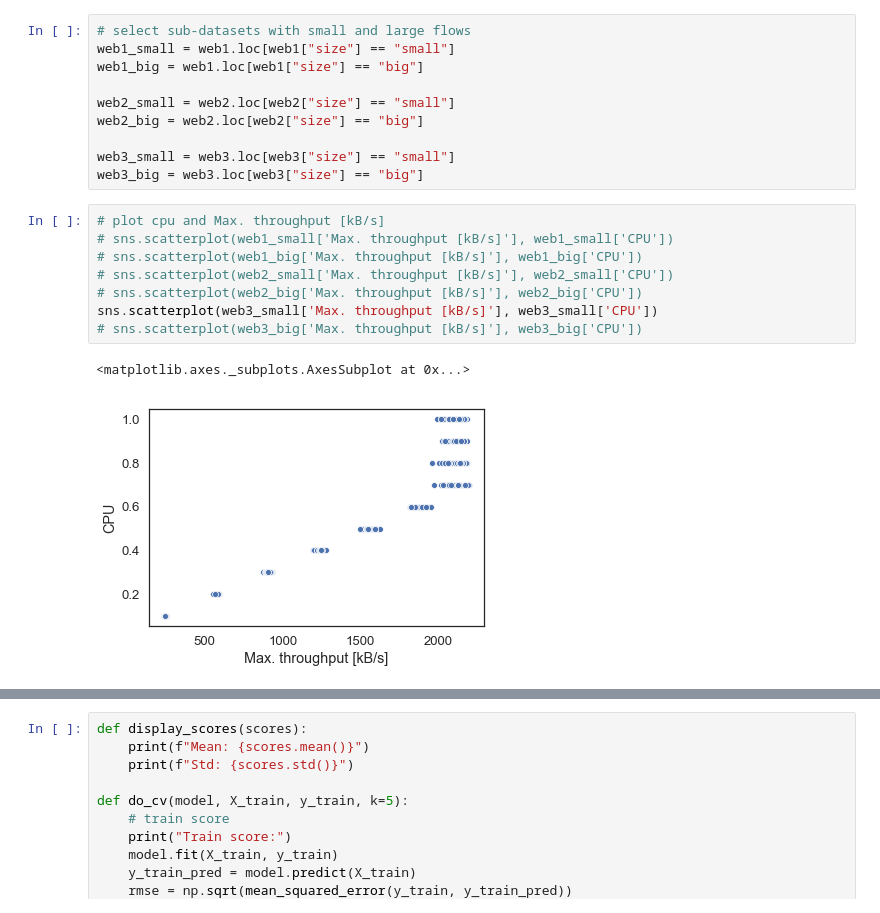
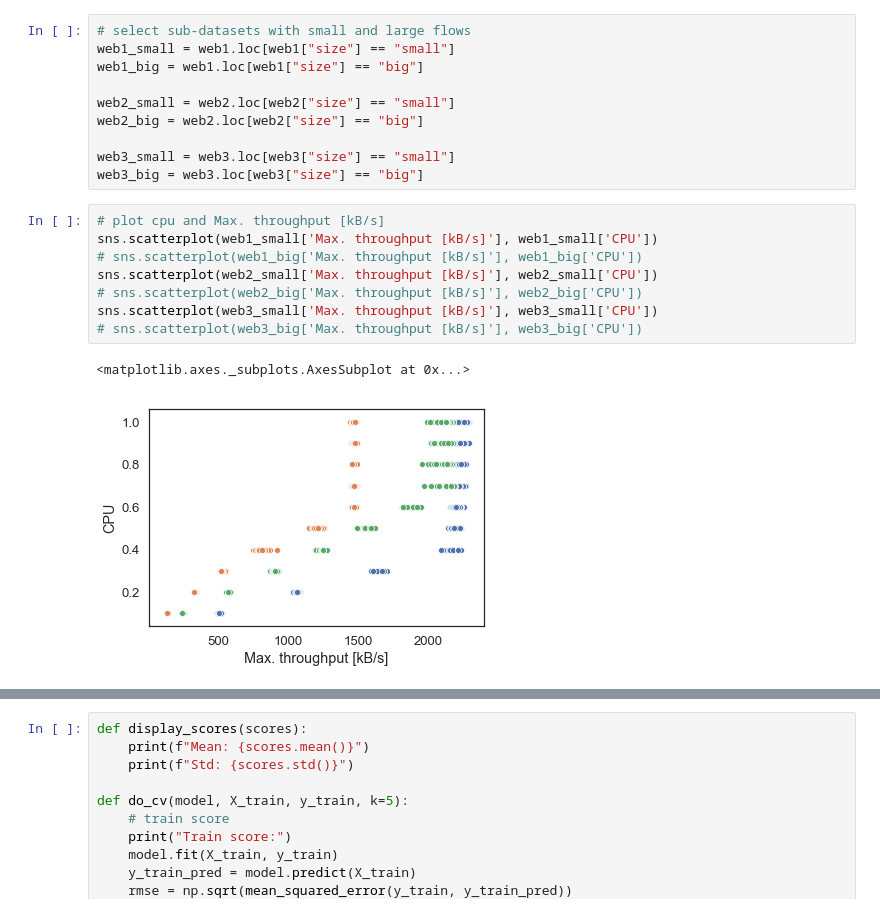
Before and after one commit to stefanbschneider/NFV_ML_Dev, a Jupyter notebook: Paper/vnf_web.ipynb, the cells around one changed output, grey strips where cells are left out. Cells and saved outputs as stored; diff of their text form.

Commit message:
plot showing vnf web data

```diff
--- a/Paper/vnf_web.ipynb
+++ b/Paper/vnf_web.ipynb
@@ -89,12 +89,12 @@ web3_small = web3.loc[web3["size"] == "small"]
 web3_big = web3.loc[web3["size"] == "big"]
 # %%
 # plot cpu and Max. throughput [kB/s]
-# sns.scatterplot(web1_small['Max. throughput [kB/s]'], web1_small['CPU'])
+sns.scatterplot(web1_small['Max. throughput [kB/s]'], web1_small['CPU'])
 # sns.scatterplot(web1_big['Max. throughput [kB/s]'], web1_big['CPU'])
-# sns.scatterplot(web2_small['Max. throughput [kB/s]'], web2_small['CPU'])
+sns.scatterplot(web2_small['Max. throughput [kB/s]'], web2_small['CPU'])
 # sns.scatterplot(web2_big['Max. throughput [kB/s]'], web2_big['CPU'])
 sns.scatterplot(web3_small['Max. throughput [kB/s]'], web3_small['CPU'])
 # sns.scatterplot(web3_big['Max. throughput [kB/s]'], web3_big['CPU'])
 # %% [output]
 <matplotlib.axes._subplots.AxesSubplot at 0x...>
-[figure, old version]
+[figure, new version]
```
Also changed, not shown: parts of 1 cell of this notebook, 1 other file.
